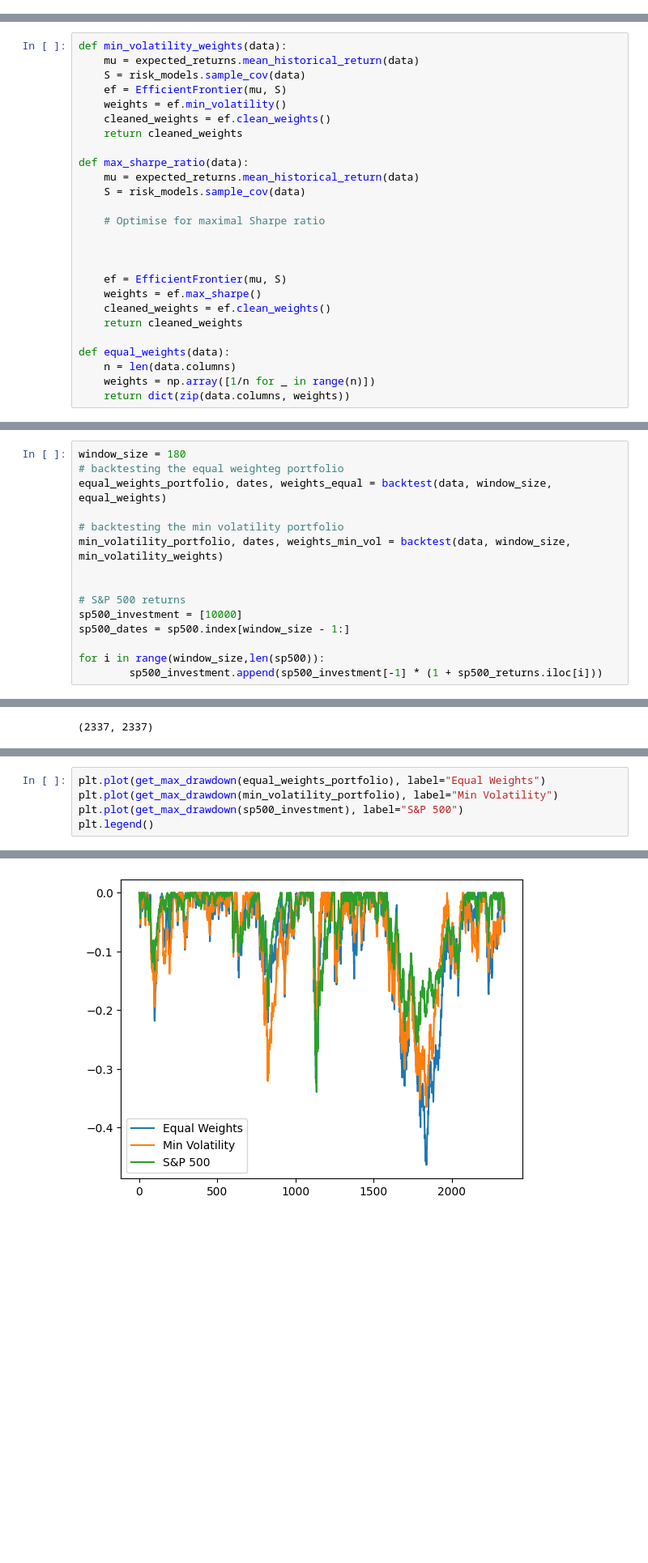
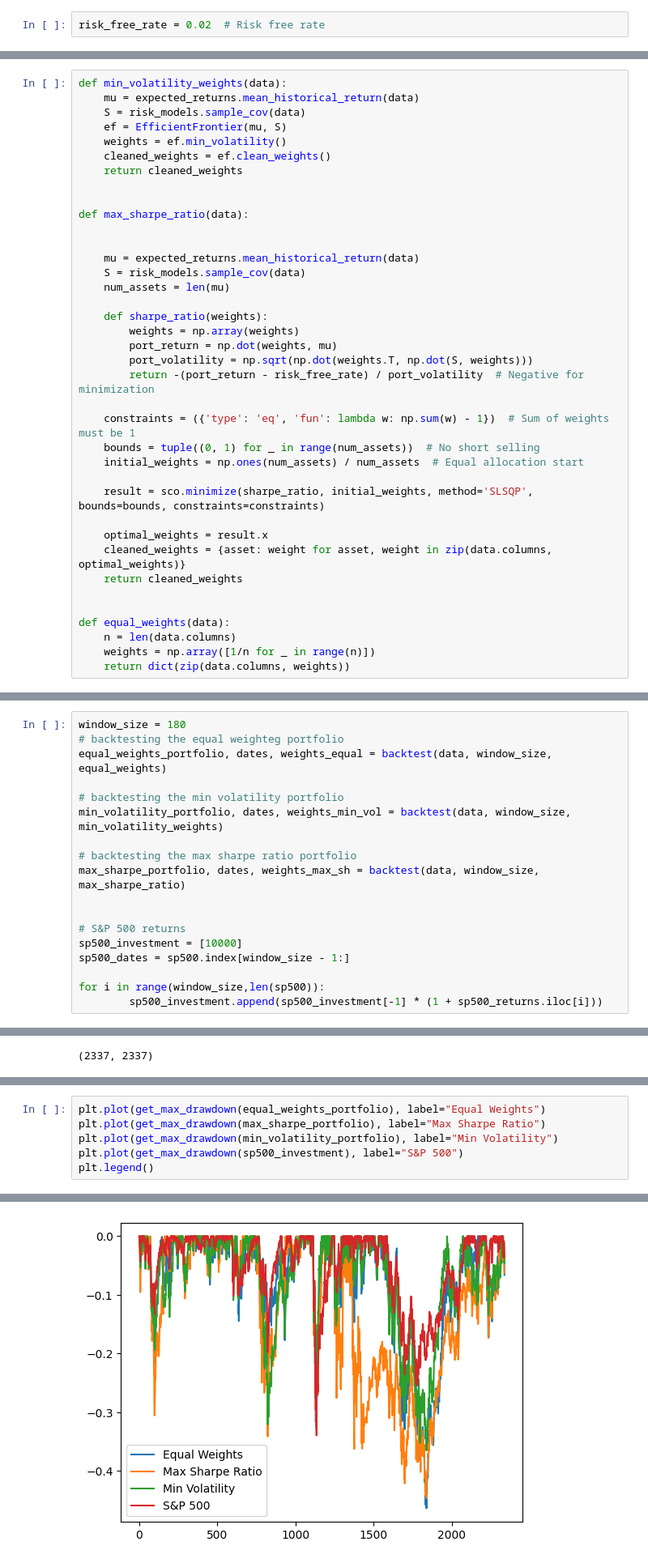
Before and after one commit to IshitBajpai/Portfolio-Optimization-, a Jupyter notebook: Backtesting.ipynb, the cells around one changed output, grey strips where cells are left out. Shown at 81% size. Drawn from its saved outputs; the diff is of its cells as text; blank space fills up the shorter version.

```diff
--- a/Backtesting.ipynb
+++ b/Backtesting.ipynb
@@ -8,5 +9,7 @@ import matplotlib.pyplot as plt
 import warnings
 warnings.filterwarnings("ignore")
+# %%
+risk_free_rate = 0.02  # Risk free rate
 # %%
 assets = ["AAPL", "MSFT", "GOOG", "AMZN", "TSLA"]
 # take 10 stocks from the S&P 500
@@ -30,18 +33,30 @@ def min_volatility_weights(data):
     cleaned_weights = ef.clean_weights()
     return cleaned_weights
 
+
 def max_sharpe_ratio(data):
+
+
     mu = expected_returns.mean_historical_return(data)
     S = risk_models.sample_cov(data)
+    num_assets = len(mu)
 
-    # Optimise for maximal Sharpe ratio
+    def sharpe_ratio(weights):
+        weights = np.array(weights)
+        port_return = np.dot(weights, mu)
+        port_volatility = np.sqrt(np.dot(weights.T, np.dot(S, weights)))
+        return -(port_return - risk_free_rate) / port_volatility  # Negative for minimization
 
+    constraints = ({'type': 'eq', 'fun': lambda w: np.sum(w) - 1})  # Sum of weights must be 1
+    bounds = tuple((0, 1) for _ in range(num_assets))  # No short selling
+    initial_weights = np.ones(num_assets) / num_assets  # Equal allocation start
 
+    result = sco.minimize(sharpe_ratio, initial_weights, method='SLSQP', bounds=bounds, constraints=constraints)
 
-    ef = EfficientFrontier(mu, S)
-    weights = ef.max_sharpe()
-    cleaned_weights = ef.clean_weights()
+    optimal_weights = result.x
+    cleaned_weights = {asset: weight for asset, weight in zip(data.columns, optimal_weights)}
     return cleaned_weights
+
 
 def equal_weights(data):
     n = len(data.columns)
@@ -87,6 +103,9 @@ equal_weights_portfolio, dates, weights_equal = backtest(data, window_size, equa
 # backtesting the min volatility portfolio
 min_volatility_portfolio, dates, weights_min_vol = backtest(data, window_size, min_volatility_weights)
 
+# backtesting the max sharpe ratio portfolio
+max_sharpe_portfolio, dates, weights_max_sh = backtest(data, window_size, max_sharpe_ratio)
+
 
 # S&P 500 returns
 sp500_investment = [10000]
@@ -149,11 +168,12 @@ print(get_sharpe_ratio(pd.Series(sp500_investment, index=sp500_dates)))
 # %%
 plt.plot(get_max_drawdown(equal_weights_portfolio), label="Equal Weights")
+plt.plot(get_max_drawdown(max_sharpe_portfolio), label="Max Sharpe Ratio")
 plt.plot(get_max_drawdown(min_volatility_portfolio), label="Min Volatility")
 plt.plot(get_max_drawdown(sp500_investment), label="S&P 500")
 plt.legend()
 # %% [output]
 <matplotlib.legend.Legend at 0x...>
-[figure, old version]
+[figure, new version]
 # %%
 sp500_investment[-1]
 # %% [output]
```
Also changed, not shown: parts of 4 cells of this notebook.
